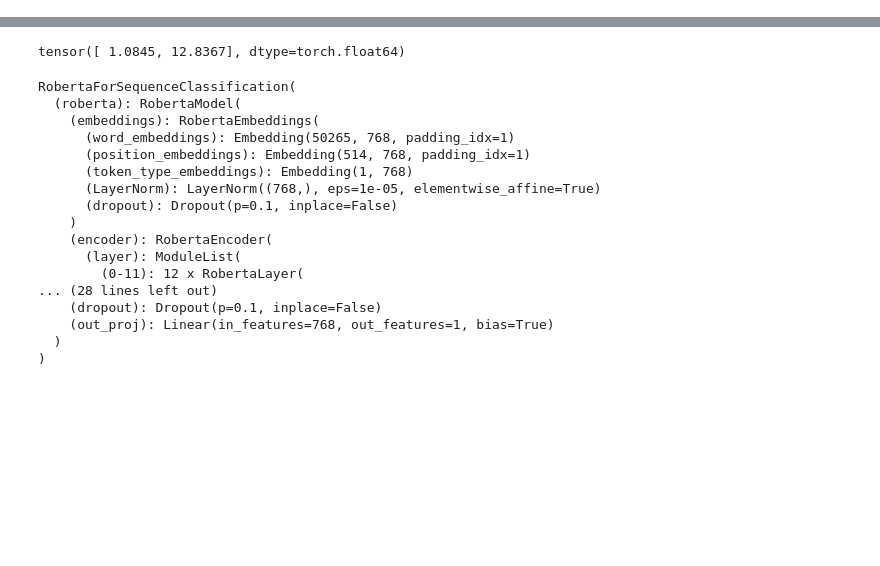
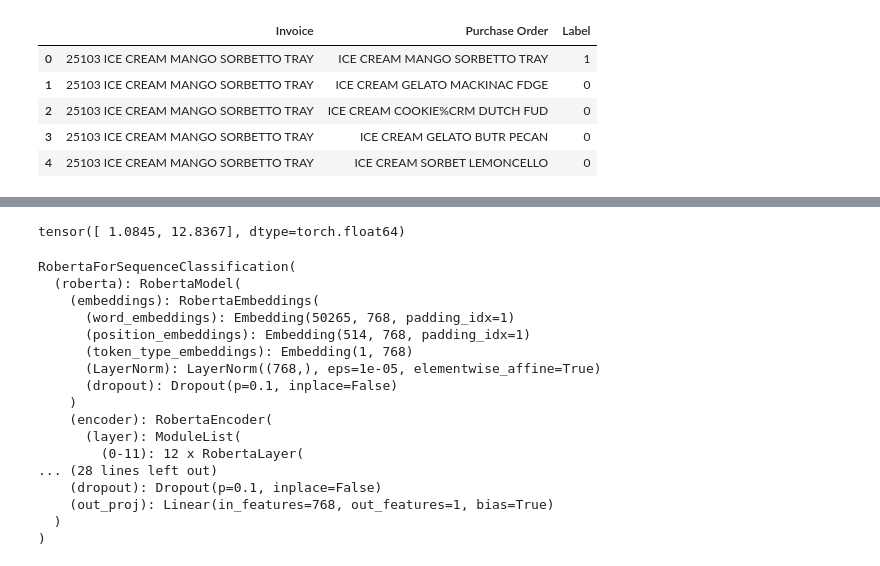
Before and after one commit to Dharshan4038/Invoice_Purchase_Order_Match, a Jupyter notebook: weighted_inv_po.ipynb, the cells around one changed output, grey strips where cells are left out. Cells and saved outputs as stored; diff of their text form; code cells hidden in the pictures; blank space fills up the shorter version.

```diff
--- a/weighted_inv_po.ipynb
+++ b/weighted_inv_po.ipynb
@@ -63,6 +63,15 @@ for invoice_list, po_list, mapping in zip(invoice, purchase_order, true_mapping)
             final_data.append([invoice, po, label])
 # %%
 df = pd.DataFrame(final_data, columns=['Invoice', 'Purchase Order', 'Label'])
+# %%
+df.head()
+# %% [output]
+|  | Invoice | Purchase Order | Label |
+| 0 | 25103 ICE CREAM MANGO SORBETTO TRAY | ICE CREAM MANGO SORBETTO TRAY | 1 |
+| 1 | 25103 ICE CREAM MANGO SORBETTO TRAY | ICE CREAM GELATO MACKINAC FDGE | 0 |
+| 2 | 25103 ICE CREAM MANGO SORBETTO TRAY | ICE CREAM COOKIE%CRM DUTCH FUD | 0 |
+| 3 | 25103 ICE CREAM MANGO SORBETTO TRAY | ICE CREAM GELATO BUTR PECAN | 0 |
+| 4 | 25103 ICE CREAM MANGO SORBETTO TRAY | ICE CREAM SORBET LEMONCELLO | 0 |
 # %%
 train_df, val_df = train_test_split(df, test_size=0.2, random_state=42)
 # %%
```
Also changed, not shown: parts of 8 cells of this notebook.
